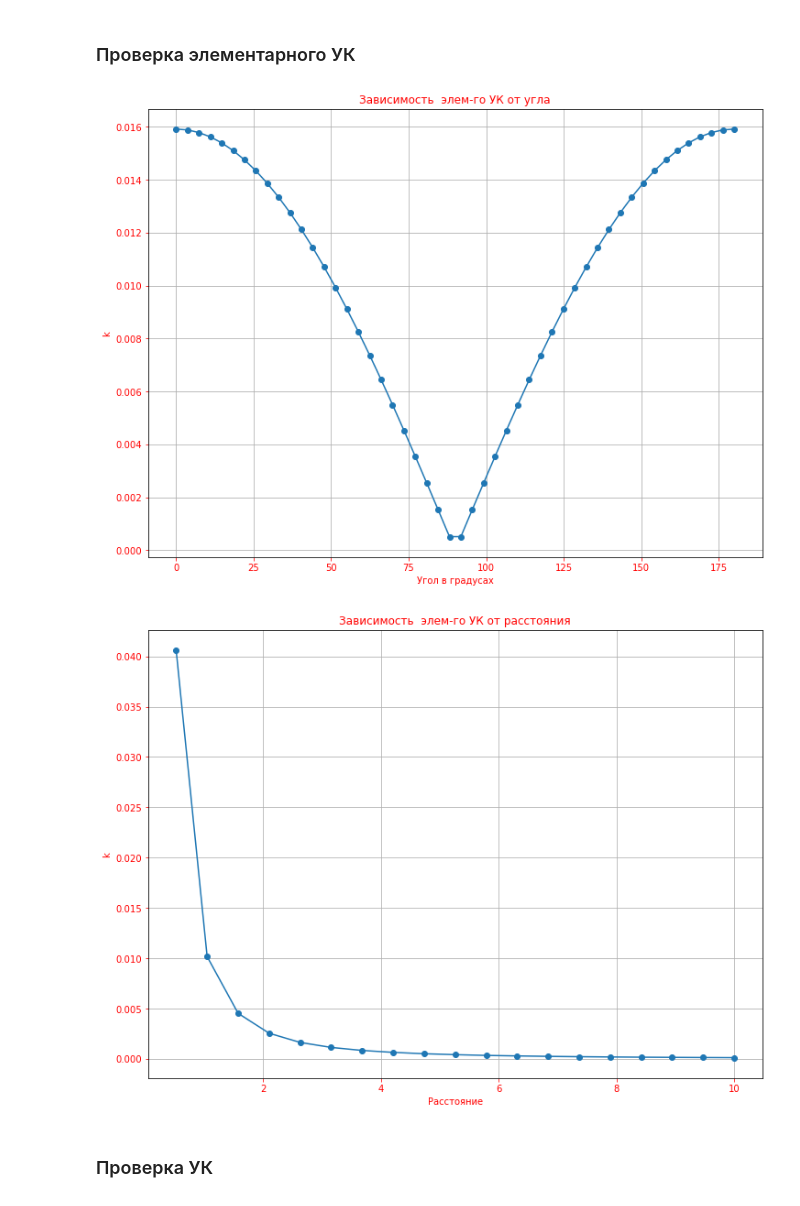
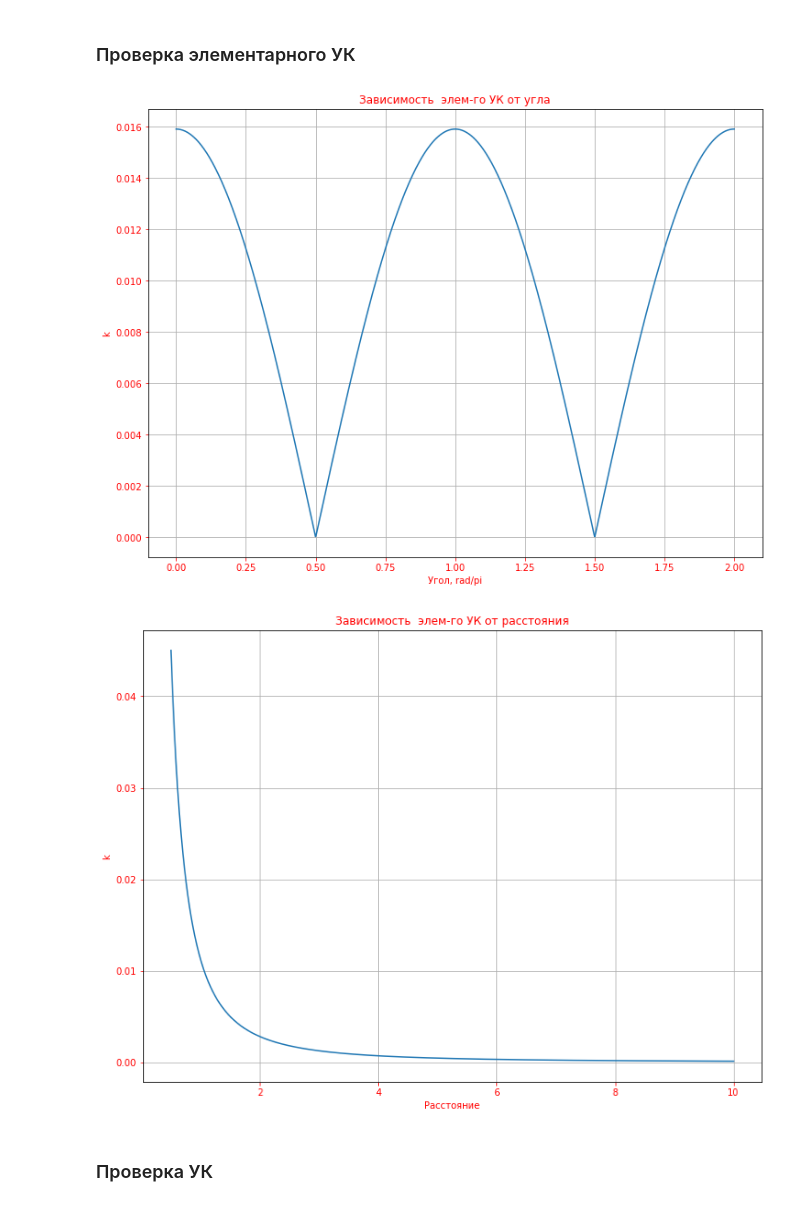
Before and after one commit to eprush/MethodOfAngularCoefficients, a Jupyter notebook: tests.ipynb, the cells around one changed output. Drawn from its saved outputs; the diff is of its cells as text; code cells hidden in the pictures.

```diff
--- a/tests.ipynb
+++ b/tests.ipynb
@@ -17,18 +18,18 @@ def angles(num = 5):
     c_i = [1/2, 0, 1/2]
     c_j = [1/2, 1, 1/2]
     n_i = [0,1,0]
-    angle_ar = np.linspace(0,1,num)*math.pi
+    angle_ar = np.linspace(0,2,num)*math.pi
 
     x, y = np.sin(angle_ar), np.cos(angle_ar)
     Y    = []
     for i in range(num):
         n_j = [x[i], y[i], 0]
-        X   = angle_ar/math.pi*180
+        X   = angle_ar/math.pi
         Y.append(elementary(c_i,c_j,n_i,n_j,0.05))
 
     graph = Graph()
-    graph.customize_graph("Зависимость  элем-го УК от угла", "Угол в градусах")
-    plt.plot(X,Y, marker="o")
+    graph.customize_graph("Зависимость  элем-го УК от угла", "Угол, rad/pi")
+    plt.plot(X,Y)
     graph.save("angle.png", "tests")
     return
 
@@ -37,25 +38,25 @@ def distance(num = 5):
     c_i  = [1/2, 0, 1/2]
     n_i  = [0,1,0]
     n_j  = [np.sin(math.pi/4), np.cos(math.pi/4),0]
-    dist = np.linspace(0,10,num)
+    dist = np.linspace(0.5,10,num)
     Y    = []
     for d in dist:
-        c_j = c_j = [1/2, d, 1/2]
+        c_j = [1/2, d, 1/2]
         Y.append(elementary(c_i,c_j,n_i,n_j,0.05))
 
     graph = Graph()
     graph.customize_graph("Зависимость  элем-го УК от расстояния", "Расстояние")
-    plt.plot(dist,Y, marker="o")
+    plt.plot(dist,Y)
     graph.save("distance.png", "tests")
     return
 # %%
-angles(50)
+angles(1002)
 # %% [output]
-[figure, old version]
+[figure, new version]
 # %%
-distance(20)
+distance(1000)
 # %% [output]
-[figure, old version]
+[figure, new version]
 # %% [markdown]
 ### Проверка УК
 # %%
```
Also changed, not shown: parts of 8 cells of this notebook, 3 other files.
